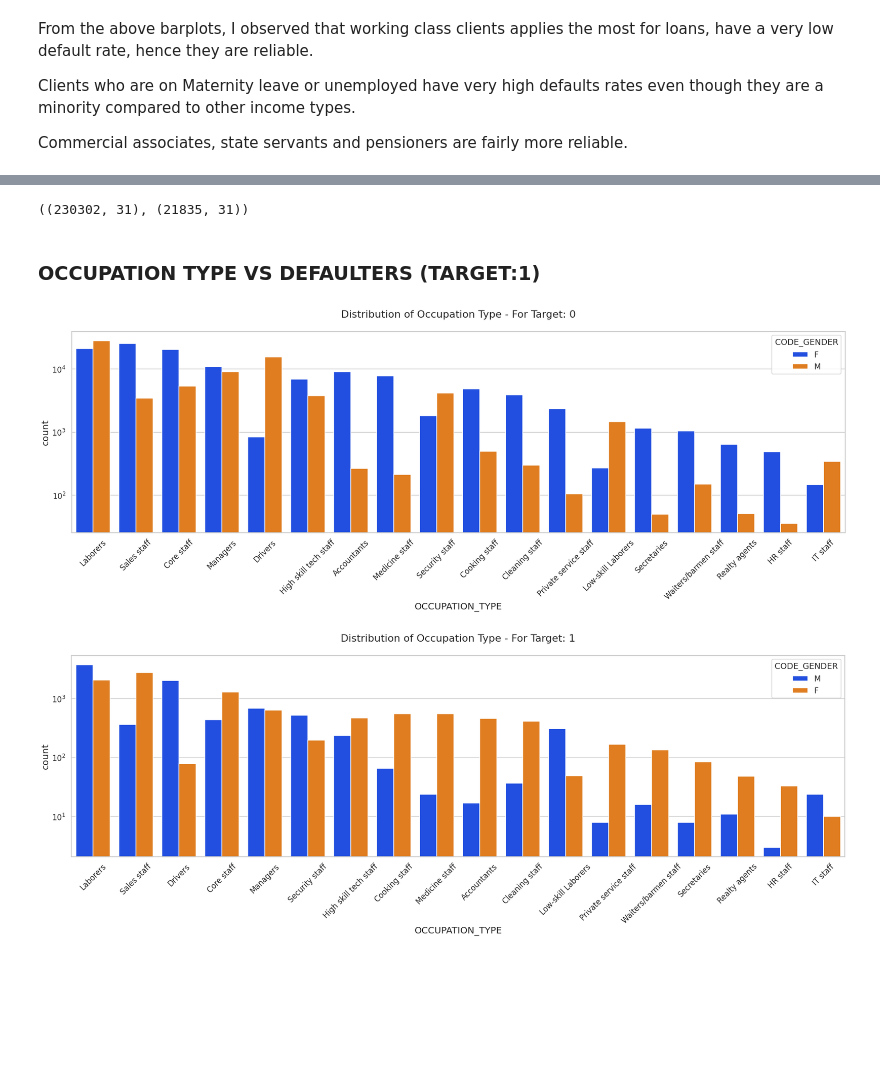
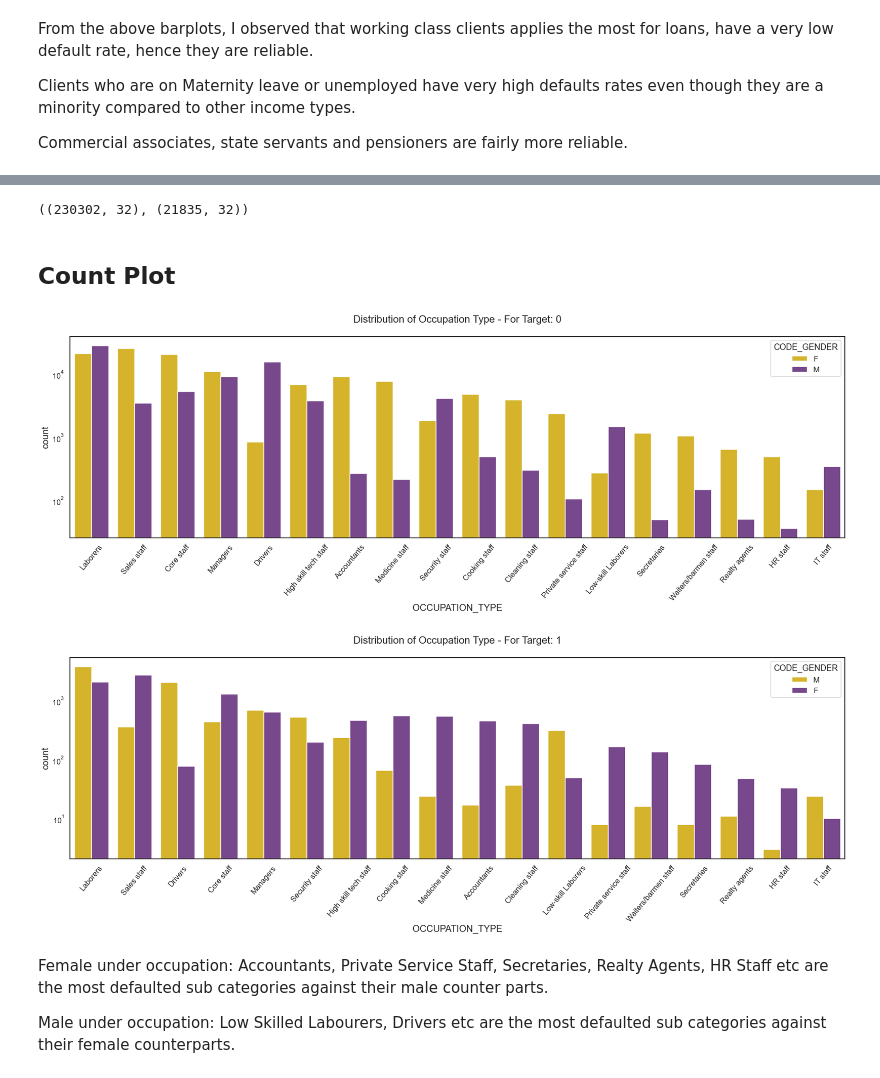
Before and after one commit to nikhilmamidipaka/Bank-Loan-Prediction-Dataset, a Jupyter notebook: Bank_Loan_Prediction_.ipynb, the cells around one changed output, grey strips where cells are left out. Cells and saved outputs as stored; diff of their text form; code cells hidden in the pictures; blank space fills up the shorter version.

```diff
--- a/Bank_Loan_Prediction_.ipynb
+++ b/Bank_Loan_Prediction_.ipynb
@@ -15,7 +10,7 @@ import seaborn as sns
 %matplotlib inline
 # %%
 # Reading the application_data csv file using pandas
-app_df = pd.read_csv("/content/drive/MyDrive/EDA PROJECT/Bank Loan Prediction Dataset/application_data.csv")
+app_df = pd.read_csv("application_data.csv")
 app_df
 # %% [output]
 |  | SK_ID_CURR | TARGET | NAME_CONTRACT_TYPE | CODE_GENDER | FLAG_OWN_CAR | FLAG_OWN_REALTY | CNT_CHILDREN | ... |
@@ -490,0 +453,5 @@ sns.violinplot(x=app_df["AMT_CREDIT"])
+# %%
+bins = [0,25000,50000,75000,100000,125000,150000,175000,200000,225000,250000,275000,300000,325000,350000,375000,400000,425000,450000,475000,500000,10000000000]
+slot = ['0-25000', '25000-50000','50000-75000','75000,100000','100000-125000', '125000-150000', '150000-175000','175000-200000','200000-225000','225000-250000','250000-275000','275000-300000','300000-325000','325000-350000','350000-375000','375000-400000','400000-425000','425000-450000','450000-475000','475000-500000','500000 and above']
+app_df['AMT_INCOME_RANGE']=pd.cut(app_df['AMT_INCOME_TOTAL'],bins,labels=slot)
+app_df.head(20)
@@ -496,34 +516,38 @@ target1_app_df=app_df.loc[app_df["TARGET"]==1]
 # %%
 target0_app_df.shape, target1_app_df.shape
 # %% [output]
-((230302, 31), (21835, 31))
+((230302, 32), (21835, 32))
-# %% [markdown]
-### OCCUPATION TYPE VS DEFAULTERS (TARGET:1)
+# %% [markdown]
+## Count Plot
 # %%
-def uniplot(df,col,title,hue =None):
+def countplot(app_df,col,title,hue =None):
 
-    sns.set_style('whitegrid')
+    sns.set_style('white')
     sns.set_context('talk')
-    plt.rcParams["axes.labelsize"] = 20
-    plt.rcParams['axes.titlesize'] = 22
+    plt.rcParams["axes.labelsize"] = 20   # low heading
+    plt.rcParams['axes.titlesize'] = 22   # Top heading
     plt.rcParams['axes.titlepad'] = 30
 
 
     temp = pd.Series(data = hue)
     fig, ax = plt.subplots()
-    width = len(df[col].unique()) + 7 + 4*len(temp.unique())
+    width = len(app_df[col].unique()) + 7 + 4*len(temp.unique())
     fig.set_size_inches(width , 8)
-    plt.xticks(rotation=45)
+    plt.xticks(rotation=50)
     plt.yscale('log')
     plt.title(title)
-    ax = sns.countplot(data = df, x= col, order=df[col].value_counts().index,hue = hue,palette='bright')
+    ax = sns.countplot(data = app_df, x= col, order=app_df[col].value_counts().index,hue = hue,palette=['#F1C40F','#7D3C98'])
 
     plt.show()
 # %%
-uniplot(target0_app_df,col='OCCUPATION_TYPE',title='Distribution of Occupation Type - For Target: 0',hue='CODE_GENDER')
+countplot(target0_app_df,col='OCCUPATION_TYPE',title='Distribution of Occupation Type - For Target: 0',hue='CODE_GENDER')
 # %% [output]
-[figure, old version]
+[figure, new version]
 # %%
-uniplot(target1_app_df,col='OCCUPATION_TYPE',title='Distribution of Occupation Type - For Target: 1',hue='CODE_GENDER')
+countplot(target1_app_df,col='OCCUPATION_TYPE',title='Distribution of Occupation Type - For Target: 1',hue='CODE_GENDER')
 # %% [output]
-[figure, old version]
+[figure, new version]
+# %% [markdown]
+Female under occupation: Accountants, Private Service Staff, Secretaries, Realty Agents, HR Staff etc are the most defaulted sub categories against their male counter parts.
+
+Male under occupation: Low Skilled Labourers, Drivers etc are the most defaulted sub categories against their female counterparts.
```
Also changed, not shown: parts of 83 cells of this notebook.
